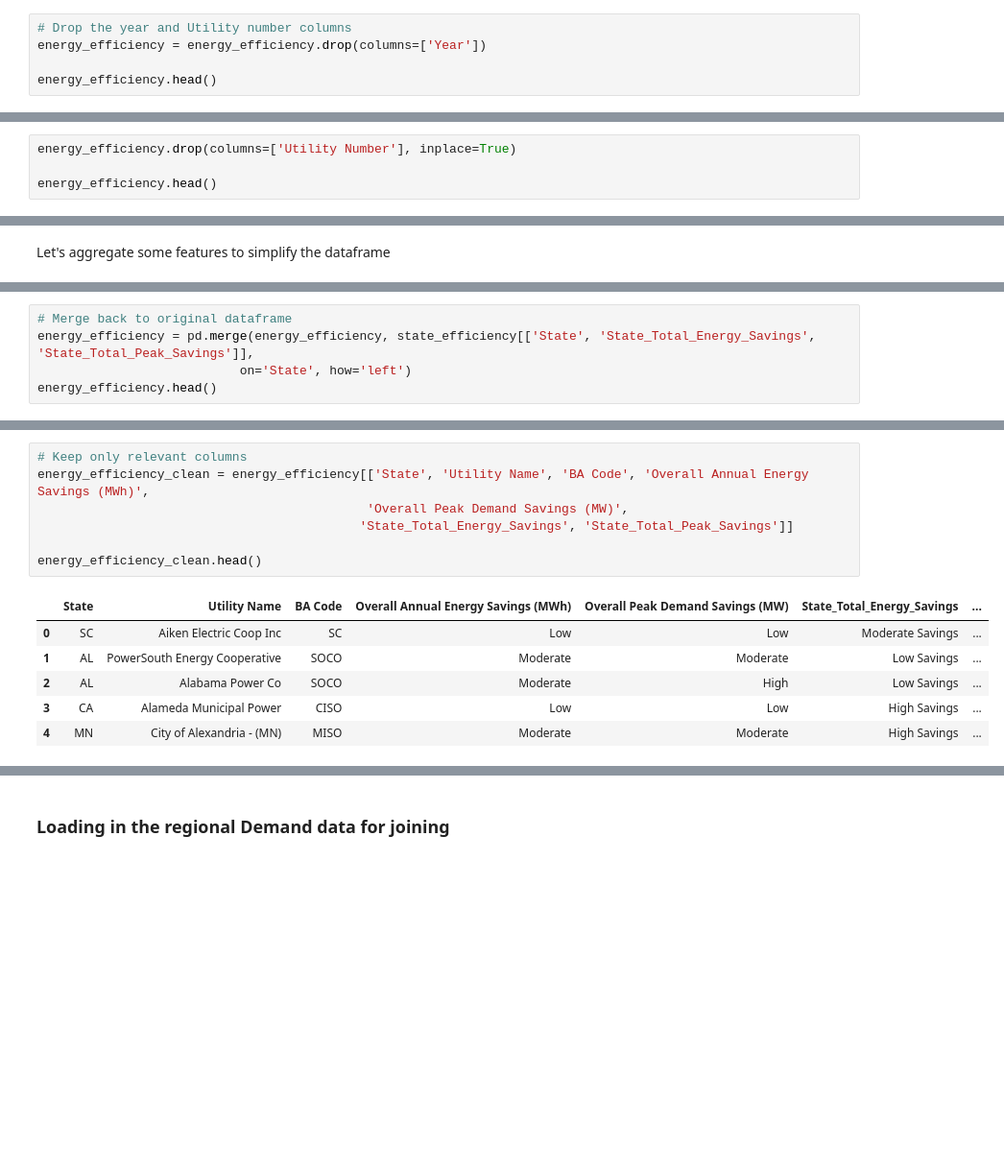
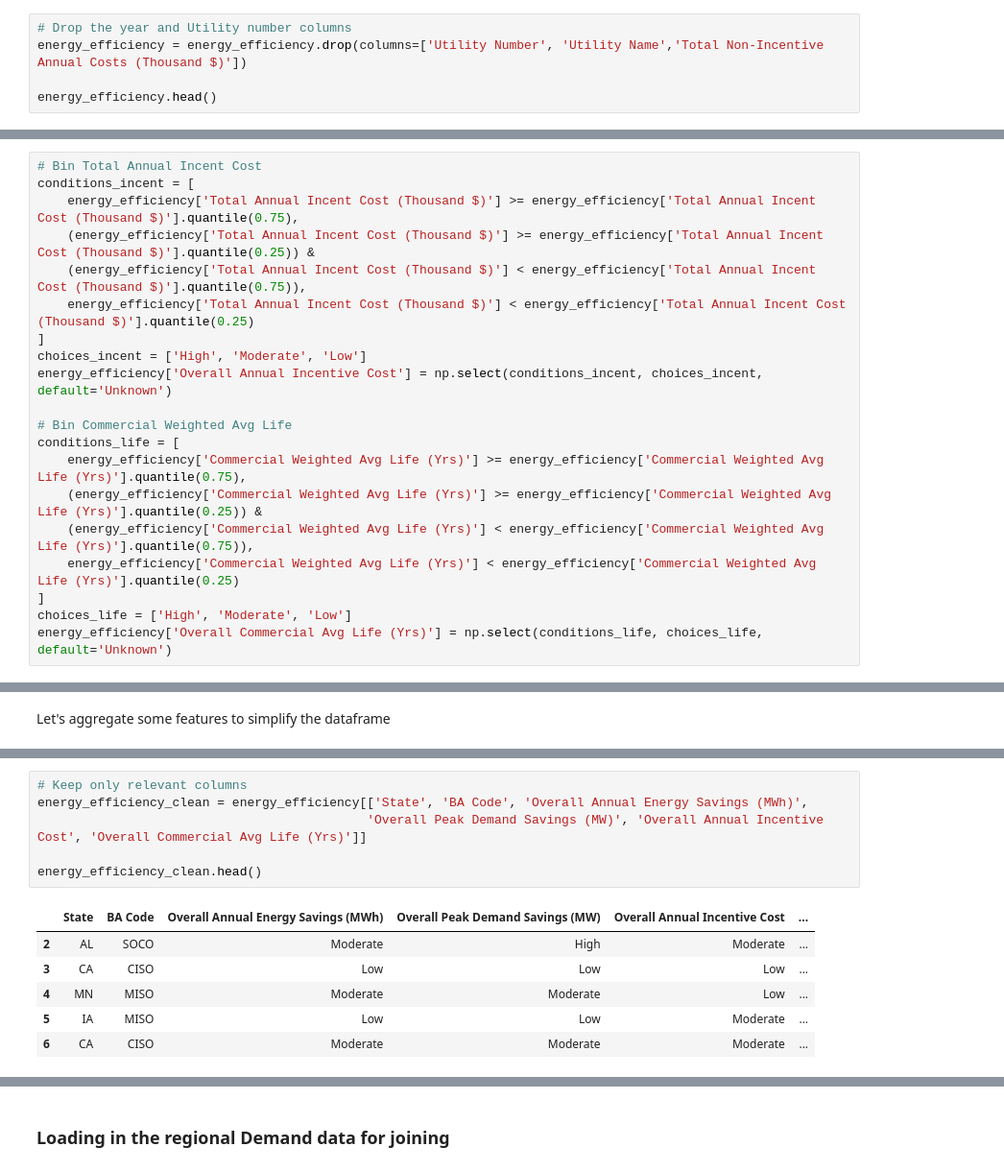
Before and after one commit to sabrinasayed99/Data_Center_Sites, a Jupyter notebook: joining_data.ipynb, the cells around one changed output, grey strips where cells are left out. Shown at 96% size. Drawn from its saved outputs; the diff is of its cells as text; blank space fills up the shorter version.

Commit message:
re-cleaning and joining

```diff
--- a/joining_data.ipynb
+++ b/joining_data.ipynb
@@ -175,6 +165,6 @@ Index(['Year', 'Utility Number', 'Utility Name', 'State', 'BA Code',
 # %%
 # Drop the year and Utility number columns
-energy_efficiency = energy_efficiency.drop(columns=['Year'])
+energy_efficiency = energy_efficiency.drop(columns=['Utility Number', 'Utility Name','Total Non-Incentive Annual Costs (Thousand $)'])
 
 energy_efficiency.head()
 # %% [output]
@@ -188,4 +176,0 @@ energy_efficiency.head()
-# %%
-energy_efficiency.drop(columns=['Utility Number'], inplace=True)
-
-energy_efficiency.head()
@@ -230,6 +208,26 @@ conditions_peak = [
 ]
 choices_peak = ['High', 'Moderate', 'Low']
 energy_efficiency['Overall Peak Demand Savings (MW)'] = np.select(conditions_peak, choices_peak, default='Unknown')
+# %%
+# Bin Total Annual Incent Cost
+conditions_incent = [
+    energy_efficiency['Total Annual Incent Cost (Thousand $)'] >= energy_efficiency['Total Annual Incent Cost (Thousand $)'].quantile(0.75),
+    (energy_efficiency['Total Annual Incent Cost (Thousand $)'] >= energy_efficiency['Total Annual Incent Cost (Thousand $)'].quantile(0.25)) &
+    (energy_efficiency['Total Annual Incent Cost (Thousand $)'] < energy_efficiency['Total Annual Incent Cost (Thousand $)'].quantile(0.75)),
+    energy_efficiency['Total Annual Incent Cost (Thousand $)'] < energy_efficiency['Total Annual Incent Cost (Thousand $)'].quantile(0.25)
+]
+choices_incent = ['High', 'Moderate', 'Low']
+energy_efficiency['Overall Annual Incentive Cost'] = np.select(conditions_incent, choices_incent, default='Unknown')
+
+# Bin Commercial Weighted Avg Life
+conditions_life = [
+    energy_efficiency['Commercial Weighted Avg Life (Yrs)'] >= energy_efficiency['Commercial Weighted Avg Life (Yrs)'].quantile(0.75),
+    (energy_efficiency['Commercial Weighted Avg Life (Yrs)'] >= energy_efficiency['Commercial Weighted Avg Life (Yrs)'].quantile(0.25)) &
+    (energy_efficiency['Commercial Weighted Avg Life (Yrs)'] < energy_efficiency['Commercial Weighted Avg Life (Yrs)'].quantile(0.75)),
+    energy_efficiency['Commercial Weighted Avg Life (Yrs)'] < energy_efficiency['Commercial Weighted Avg Life (Yrs)'].quantile(0.25)
+]
+choices_life = ['High', 'Moderate', 'Low']
+energy_efficiency['Overall Commercial Avg Life (Yrs)'] = np.select(conditions_life, choices_life, default='Unknown')
 # %%
 energy_efficiency.head()
 # %% [output]
@@ -288,5 +241,0 @@ state_efficiency['State_Total_Peak_Savings'] = np.select(conditions_peak, choice
-# %%
-# Merge back to original dataframe
-energy_efficiency = pd.merge(energy_efficiency, state_efficiency[['State', 'State_Total_Energy_Savings', 'State_Total_Peak_Savings']],
-                           on='State', how='left')
-energy_efficiency.head()
@@ -301,16 +242,15 @@ energy_efficiency.head()
 # %%
 # Keep only relevant columns
-energy_efficiency_clean = energy_efficiency[['State', 'Utility Name', 'BA Code', 'Overall Annual Energy Savings (MWh)',
-                                            'Overall Peak Demand Savings (MW)',
-                                           'State_Total_Energy_Savings', 'State_Total_Peak_Savings']]
+energy_efficiency_clean = energy_efficiency[['State', 'BA Code', 'Overall Annual Energy Savings (MWh)',
+                                            'Overall Peak Demand Savings (MW)', 'Overall Annual Incentive Cost', 'Overall Commercial Avg Life (Yrs)']]
 
 energy_efficiency_clean.head()
 # %% [output]
-|  | State | Utility Name | BA Code | Overall Annual Energy Savings (MWh) | Overall Peak Demand Savings (MW) | State_Total_Energy_Savings | ... |
-| 0 | SC | Aiken Electric Coop Inc | SC | Low | Low | Moderate Savings | ... |
-| 1 | AL | PowerSouth Energy Cooperative | SOCO | Moderate | Moderate | Low Savings | ... |
-| 2 | AL | Alabama Power Co | SOCO | Moderate | High | Low Savings | ... |
-| 3 | CA | Alameda Municipal Power | CISO | Low | Low | High Savings | ... |
-| 4 | MN | City of Alexandria - (MN) | MISO | Moderate | Moderate | High Savings | ... |
+|  | State | BA Code | Overall Annual Energy Savings (MWh) | Overall Peak Demand Savings (MW) | Overall Annual Incentive Cost | ... |
+| 2 | AL | SOCO | Moderate | High | Moderate | ... |
+| 3 | CA | CISO | Low | Low | Low | ... |
+| 4 | MN | MISO | Moderate | Moderate | Low | ... |
+| 5 | IA | MISO | Low | Low | Moderate | ... |
+| 6 | CA | CISO | Moderate | Moderate | Moderate | ... |
 # %%
 # Rename columns for more clarity
```
Also changed, not shown: parts of 112 cells of this notebook, 2 other files.
